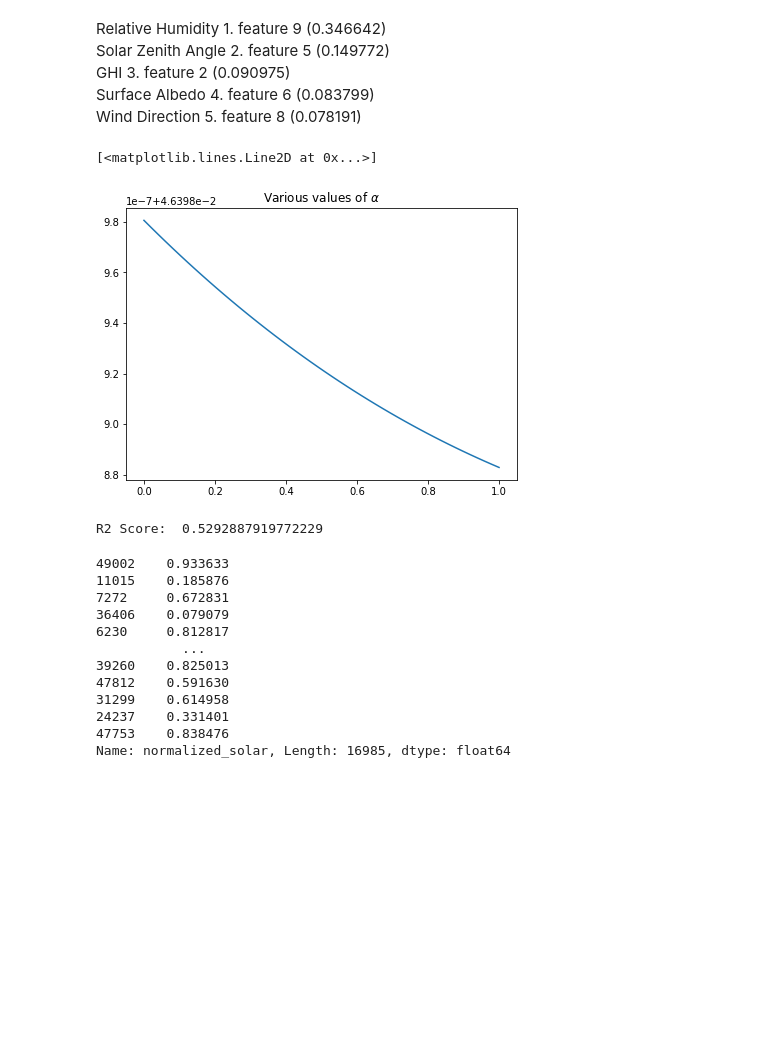
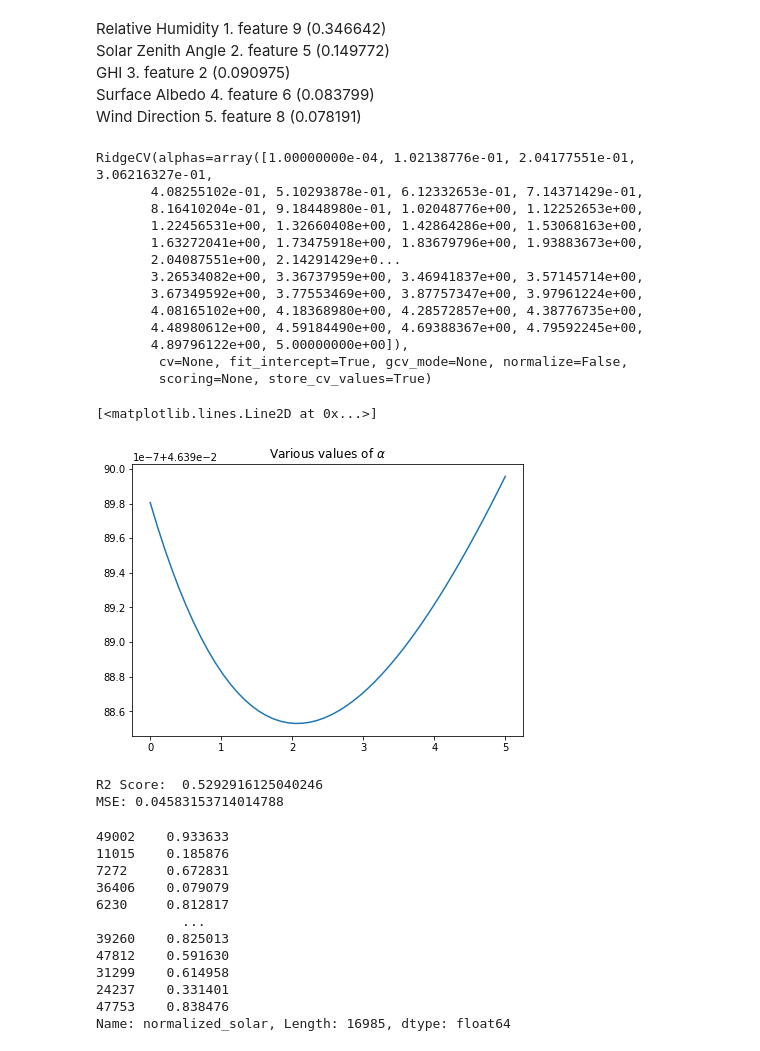
Before and after one commit to UW-EnergyForecaster/EnergyForecasters, a Jupyter notebook: examples/Regression_methods/RidgeRegression.ipynb, the cells around one changed output. Saved outputs shown, nothing was run; the diff lists cells and outputs as text; code cells hidden in the pictures; blank space fills up the shorter version.

Commit message:
alpha up to 5

```diff
--- a/examples/Regression_methods/RidgeRegression.ipynb
+++ b/examples/Regression_methods/RidgeRegression.ipynb
@@ -46,28 +46,43 @@ y_column = "normalized_solar"
 # %%
 x_train, x_test, y_train, y_test= train_test_split(dataset[x_columns], dataset[y_column], test_size=0.33, random_state=42)
 # %%
-alphas_to_test = np.linspace(0.0001, 1)
+alphas_to_test = np.linspace(0.0001, 5)
 rcv = RidgeCV(alphas=alphas_to_test, store_cv_values=True)
 rcv.fit(x_train, y_train)
 rcv.cv_values_.shape
 smallest_idx = rcv.cv_values_.mean(axis=0).argmin()
 alphas_to_test[smallest_idx]
 %matplotlib inline
 import matplotlib.pyplot as plt
 f, ax = plt.subplots(figsize=(7, 5))
 ax.set_title(r"Various values of $\alpha$")
 xy = (alphas_to_test[smallest_idx], rcv.cv_values_.mean(axis=0)[smallest_idx])
 ax.plot(alphas_to_test, rcv.cv_values_.mean(axis=0))
 # %% [output]
-[<matplotlib.lines.Line2D at 0x...>]
+RidgeCV(alphas=array([1.00000000e-04, 1.02138776e-01, 2.04177551e-01, 3.06216327e-01,
+       4.08255102e-01, 5.10293878e-01, 6.12332653e-01, 7.14371429e-01,
+       8.16410204e-01, 9.18448980e-01, 1.02048776e+00, 1.12252653e+00,
+       1.22456531e+00, 1.32660408e+00, 1.42864286e+00, 1.53068163e+00,
+       1.63272041e+00, 1.73475918e+00, 1.83679796e+00, 1.93883673e+00,
+       2.04087551e+00, 2.14291429e+0...
+       3.26534082e+00, 3.36737959e+00, 3.46941837e+00, 3.57145714e+00,
+       3.67349592e+00, 3.77553469e+00, 3.87757347e+00, 3.97961224e+00,
+       4.08165102e+00, 4.18368980e+00, 4.28572857e+00, 4.38776735e+00,
+       4.48980612e+00, 4.59184490e+00, 4.69388367e+00, 4.79592245e+00,
+       4.89796122e+00, 5.00000000e+00]),
+        cv=None, fit_intercept=True, gcv_mode=None, normalize=False,
+        scoring=None, store_cv_values=True)
+[<matplotlib.lines.Line2D at 0x...>]
-[figure, old version]
+[figure, new version]
 # %%
-regr = Ridge(alpha=1)
+regr = Ridge(alpha=2)
 y_pred = regr.fit(x_train, y_train).predict(x_test)
 r2_score = regr.score(x_test, y_test)
 print("R2 Score: ", r2_score)
+print('MSE:',mean_squared_error(y_test,y_pred))
 # %% [output]
-R2 Score:  0.5292887919772229
+R2 Score:  0.5292916125040246
+MSE: 0.04583153714014788
 # %%
 y_test
 # %% [output]
```
Also changed, not shown: parts of 1 cell of this notebook.
